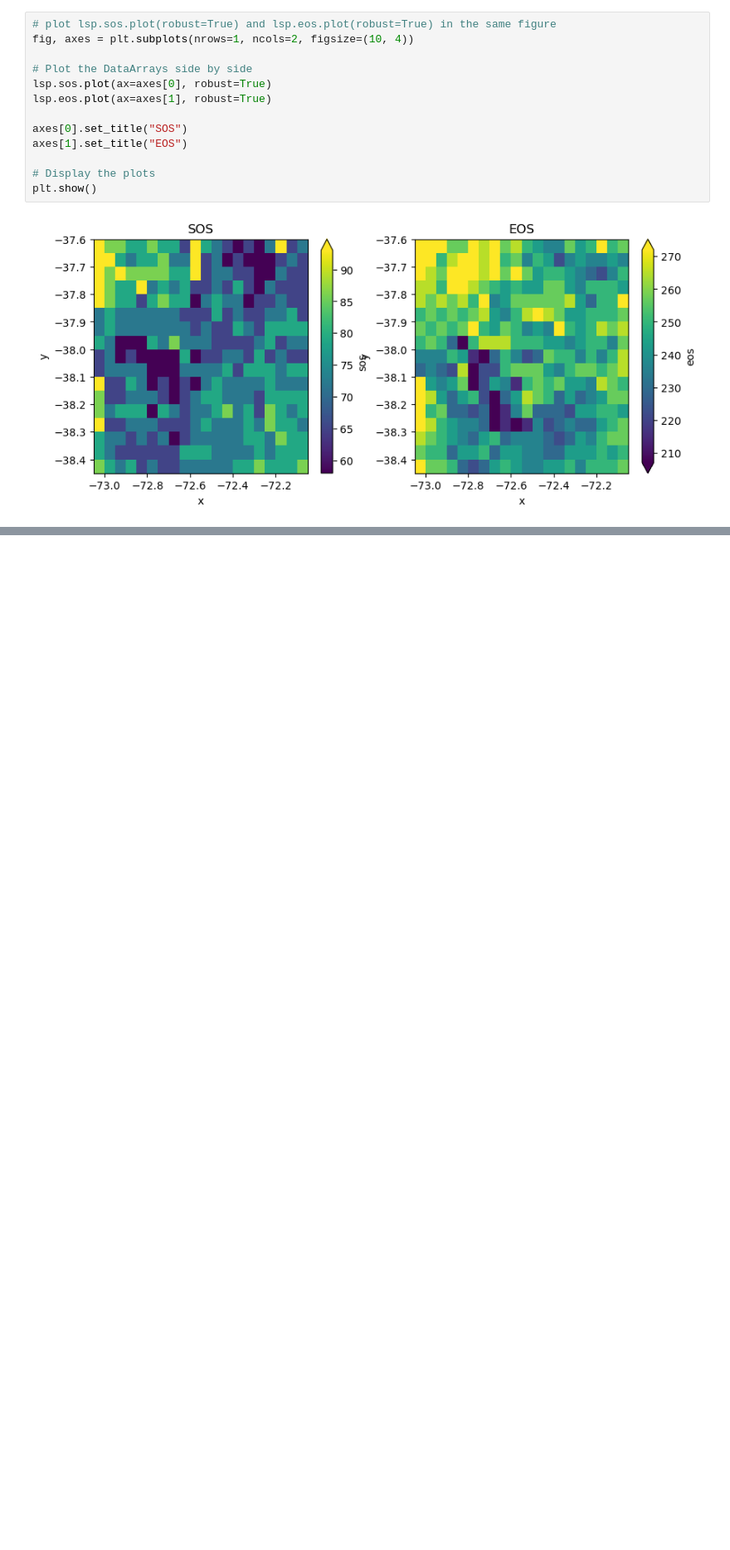
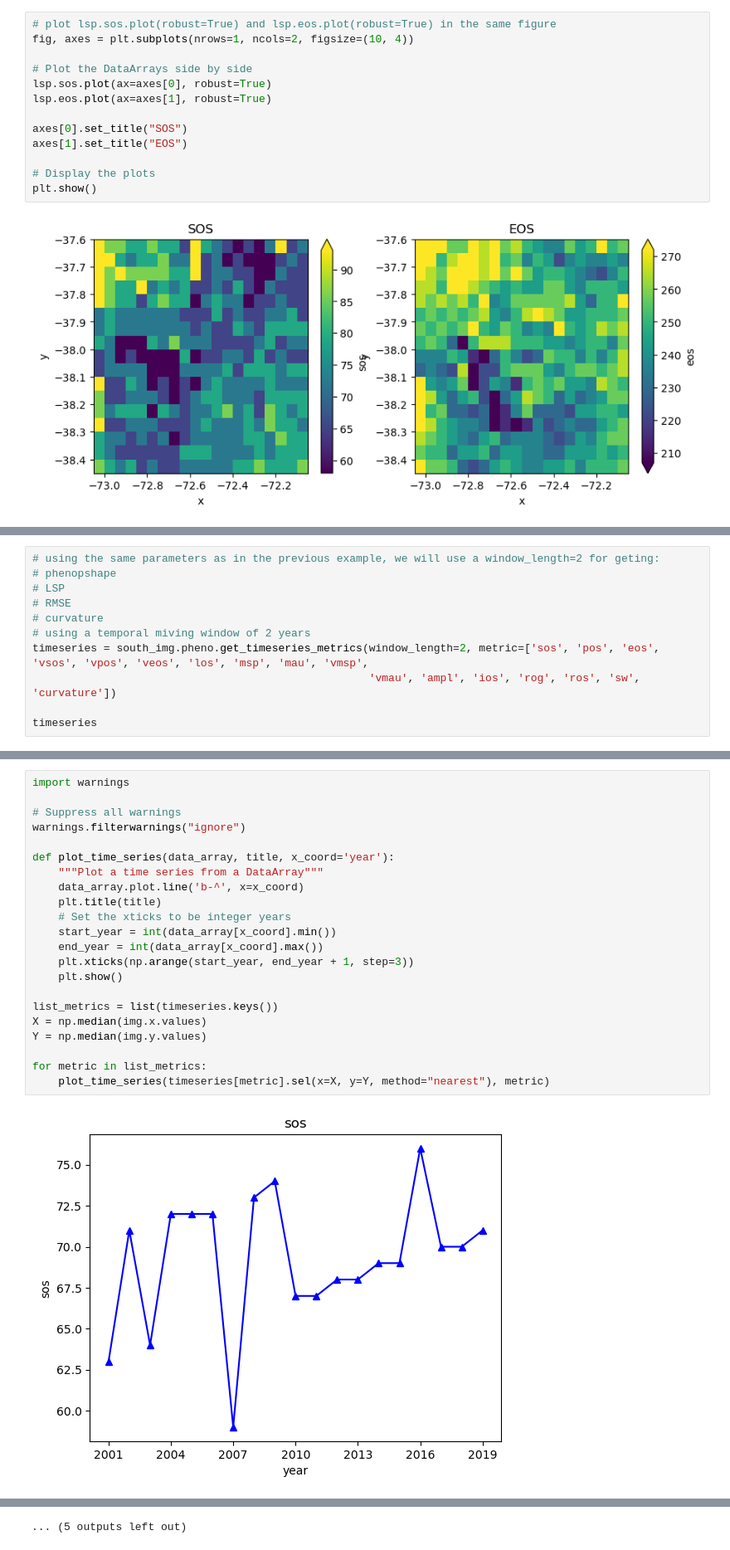
Before and after one commit to JavierLopatin/PhenoPY, a Jupyter notebook: phenopy/ExampleData.ipynb, the cells around one changed output, grey strips where cells are left out. Shown at 83% size. Cells and saved outputs as stored; diff of their text form; blank space fills up the shorter version.

Commit message:
add timeseries using moving window

```diff
--- a/phenopy/ExampleData.ipynb
+++ b/phenopy/ExampleData.ipynb
@@ -308,0 +332,11 @@ plt.show()
+# %%
+# using the same parameters as in the previous example, we will use a window_length=2 for geting:
+# phenopshape
+# LSP
+# RMSE
+# curvature
+# using a temporal miving window of 2 years
+timeseries = south_img.pheno.get_timeseries_metrics(window_length=2, metric=['sos', 'pos', 'eos', 'vsos', 'vpos', 'veos', 'los', 'msp', 'mau', 'vmsp',
+                                                    'vmau', 'ampl', 'ios', 'rog', 'ros', 'sw', 'curvature'])
+
+timeseries
@@ -308,0 +361,24 @@ plt.show()
+# %%
+import warnings
+
+# Suppress all warnings
+warnings.filterwarnings("ignore")
+
+def plot_time_series(data_array, title, x_coord='year'):
+    """Plot a time series from a DataArray"""
+    data_array.plot.line('b-^', x=x_coord)
+    plt.title(title)
+    # Set the xticks to be integer years
+    start_year = int(data_array[x_coord].min())
+    end_year = int(data_array[x_coord].max())
+    plt.xticks(np.arange(start_year, end_year + 1, step=3))
+    plt.show()
+
+list_metrics = list(timeseries.keys())
+X = np.median(img.x.values)
+Y = np.median(img.y.values)
+
+for metric in list_metrics:
+    plot_time_series(timeseries[metric].sel(x=X, y=Y, method="nearest"), metric)
+# %% [output]
+[figure, added]
@@ -308,0 +396 @@ plt.show()
+... (5 outputs left out)
```
Also changed, not shown: parts of 6 cells of this notebook, 2 other files.
